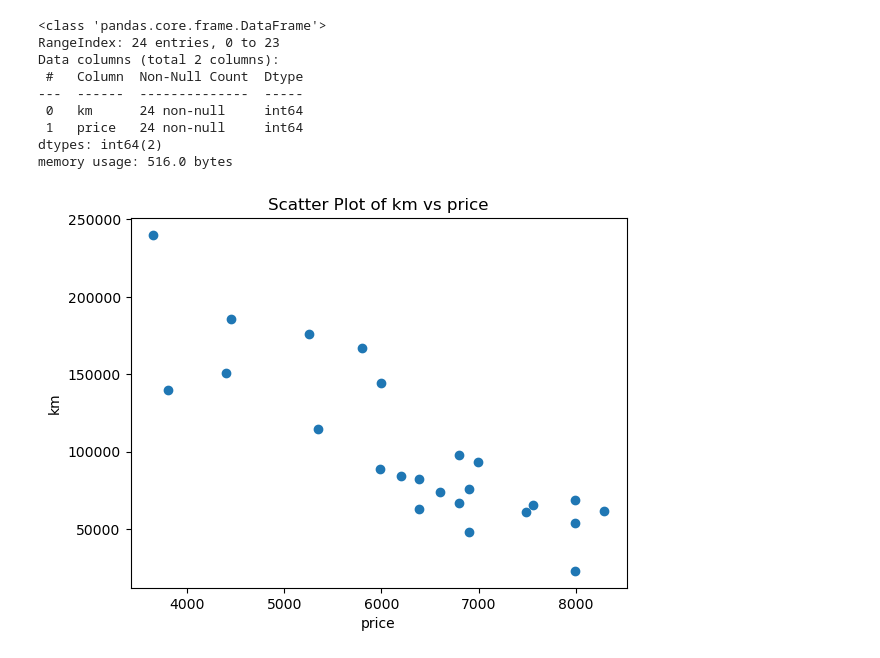
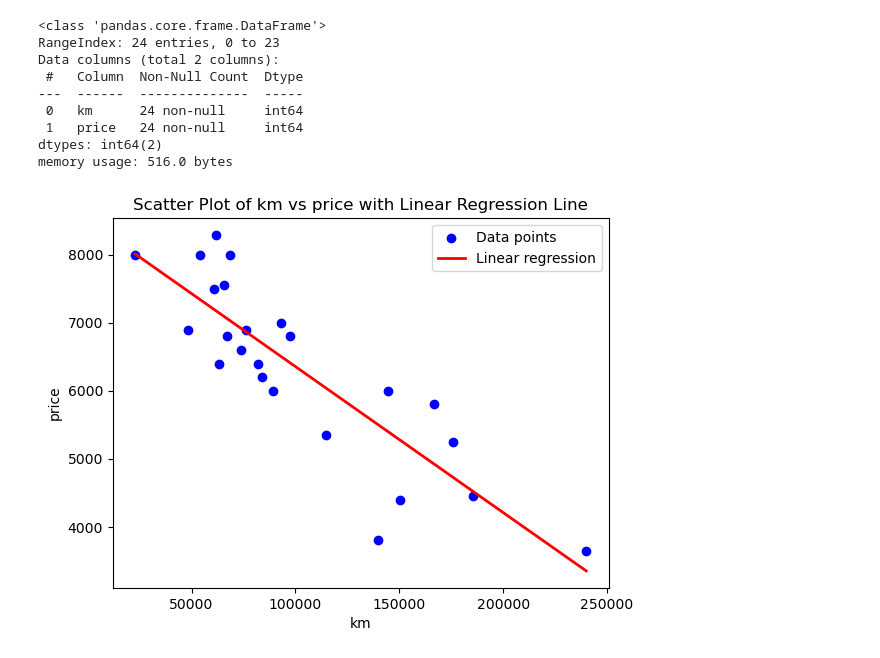
Before and after one commit to Timd3r/postCommenCore, a Jupyter notebook: ft_linear_regression/visualization.ipynb, the cells around one changed output. Cells and saved outputs as stored; diff of their text form; code cells hidden in the pictures.

```diff
--- a/ft_linear_regression/visualization.ipynb
+++ b/ft_linear_regression/visualization.ipynb
@@ -24,10 +24,44 @@ Data columns (total 2 columns):
 dtypes: int64(2)
 memory usage: 516.0 bytes
 # %%
-plt.scatter(df['price'], df['km'])
-plt.xlabel('price')
-plt.ylabel('km')
-plt.title('Scatter Plot of km vs price')
-plt.show()
+import json
+import numpy as np
+
+df = pd.read_csv('data.csv')
+
+# Load the trained thetas
+try:
+    with open("thetas.json", "r") as f:
+        res = json.load(f)
+        t0, t1 = res["t0"], res["t1"]
+        min_m, max_m = res["min"], res["max"]
+
+    # Create data points for the regression line
+    km_range = np.linspace(df['km'].min(), df['km'].max(), 100)
+
+    # Normalize the km values using the same scaling as training
+    norm_km_range = (km_range - min_m) / (max_m - min_m)
+
+    # Calculate predicted prices using the trained model
+    predicted_prices = t0 + (t1 * norm_km_range)
+
+    # Create the plot
+    plt.scatter(df['km'], df['price'], color='blue', label='Data points')
+    plt.plot(km_range, predicted_prices, color='red', linewidth=2, label='Linear regression')
+
+    plt.xlabel('km')
+    plt.ylabel('price')
+    plt.title('Scatter Plot of km vs price with Linear Regression Line')
+    plt.legend()
+    plt.show()
+
+except FileNotFoundError:
+    print("thetas.json not found. Run train.py first to generate the model.")
+    # Show scatter plot without regression line
+    plt.scatter(df['km'], df['price'])
+    plt.xlabel('km')
+    plt.ylabel('price')
+    plt.title('Scatter Plot of km vs price')
+    plt.show()
 # %% [output]
-[figure, old version]
+[figure, new version]
```
Also changed, not shown: 4 other files.
